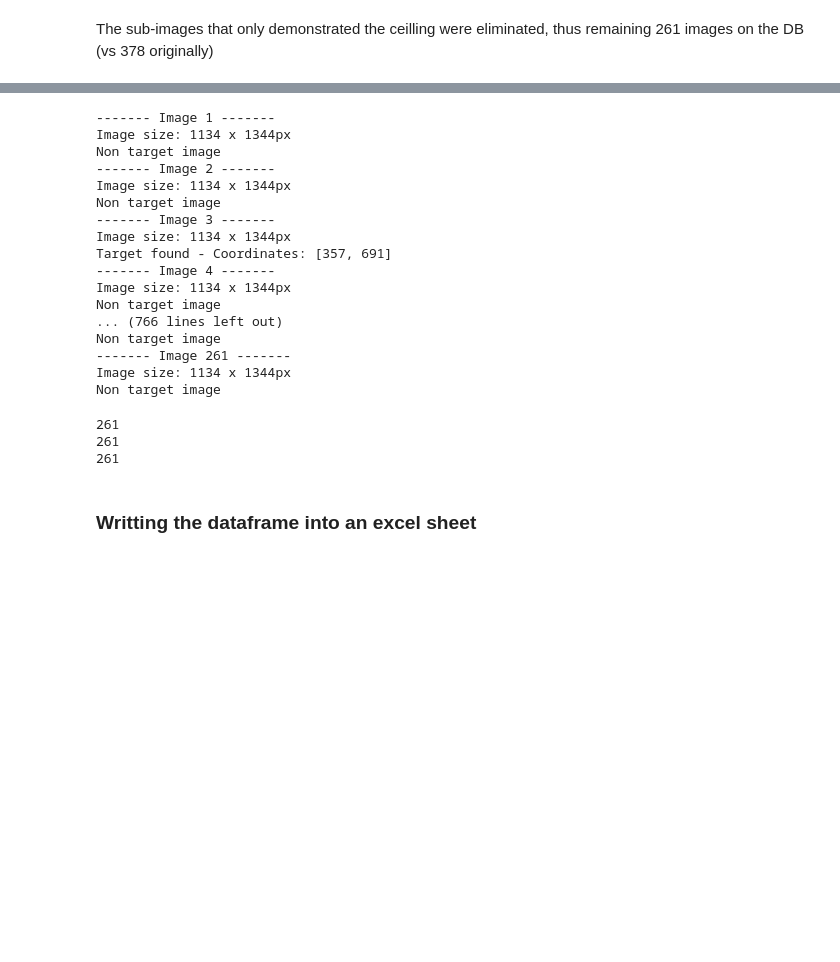
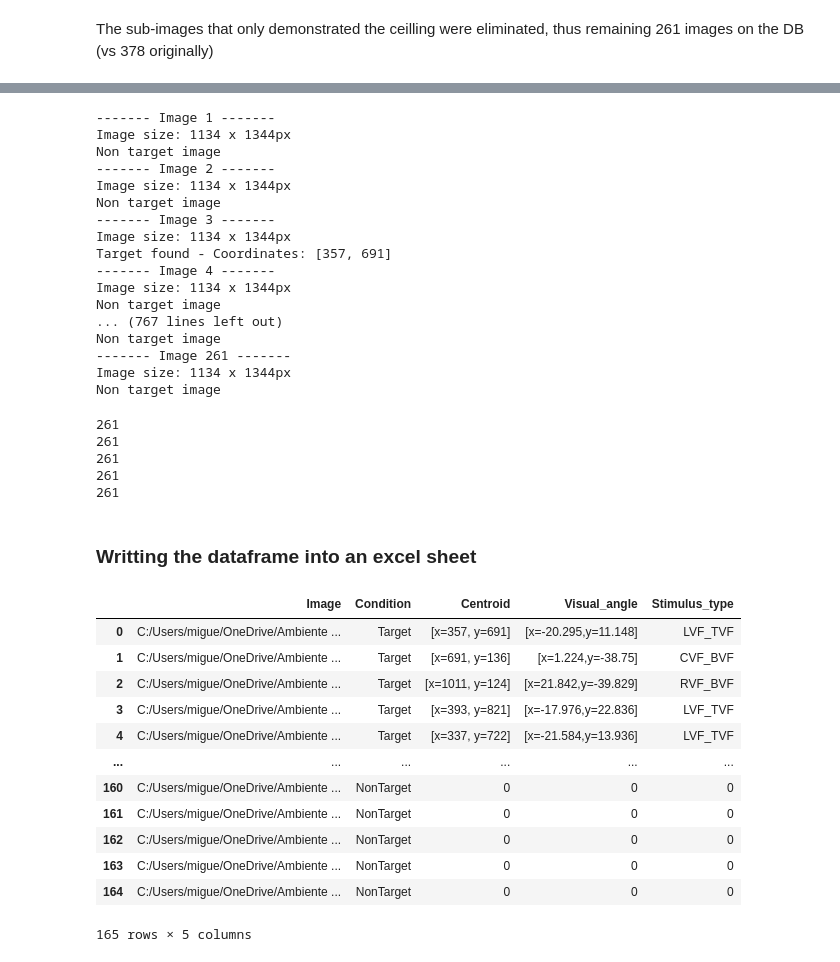
Before and after one commit to MiguelRochaBE/RSVP-BCI-Target-Identification-Localization, a Jupyter notebook: preprareAcqProtocol_FEUP_droneImg.ipynb, the cells around one changed output, grey strips where cells are left out. Drawn from its saved outputs; the diff is of its cells as text; code cells hidden in the pictures; blank space fills up the shorter version.

Commit message:
Excel sheet with portocol images and conditions prepared

```diff
--- a/preprareAcqProtocol_FEUP_droneImg.ipynb
+++ b/preprareAcqProtocol_FEUP_droneImg.ipynb
@@ -221,11 +272,16 @@ import pandas as pd
 _, cropped_images = run_fast_scandir(cropped_im_dir, ".jpg")
 
 clearance = 3 # Folga: 3 x std
-h_clearance = 4
+h_clearance = 4 # Folga: 4 x std (Hue/color channel)
 
 all_hsvIms = []
 all_conditions = []
 all_centroids = []
+all_visual_angles = []
+all_stim_types = []
+
+t_count = 0
+nt_count = 0
 
 for count, im in enumerate(cropped_images):
 
@@ -270,7 +326,7 @@ for count, im in enumerate(cropped_images):
         if moments['m00'] != 0:
             # Target image was identified
             all_conditions.append("Target")
-            all_centroids.append([f"x={centroid_x}, y={centroid_y}"])
+            t_count += 1
 
             # Image Processing: Moment of Image for Object Detection - https://www.youtube.com/watch?v=RCodqRopMHs
             '''
@@ -282,29 +338,58 @@ for count, im in enumerate(cropped_images):
             centroid_x = int(moments['m10'] / moments['m00'])
             centroid_y = int(moments['m01'] / moments['m00'])
             print(f"Target found - Coordinates: [{centroid_x}, {centroid_y}]")
+            all_centroids.append([f"x={centroid_x}, y={centroid_y}"])
+
+            # Calculates horizontal and vertical visual angle
+            x_VA, y_VA = visual_angle(centroid_x, centroid_y, width, height)
+
+            if (x_VA > H_th):
+                x_stim_type = "RVF"
+            elif (x_VA < -H_th):
+                x_stim_type = "LVF"
+            else:
+                x_stim_type = "CVF"
+
+            if(y_VA > V_th):
+                y_stim_type = "TVF"
+            elif (y_VA < -V_th):
+                y_stim_type = "BVF"
+            else:
+                y_stim_type = "CVF"
+
+            all_visual_angles.append([f"x={round(x_VA, 3)},y={round(y_VA, 3)}"])
+            all_stim_types.append(x_stim_type + "_" + y_stim_type)
 
             # Draws a circle at the centroid
             cv2.circle(img, (centroid_x, centroid_y), 12, (255, 50, 50), -1) # radius = 15; thickness = -1; blueish = (255, 50, 50) in BGR
 
             # Displays the image with the centroid
-            cv2.imshow('Target image', img)
-            cv2.waitKey(1500) # Time that image stays on the screen in ms (Value of 0 makes the window stay open until manually closed)
-            cv2.destroyAllWindows()
+            #cv2.imshow('Target image', img)
+            #cv2.waitKey(1500) # Time that image stays on the screen in ms (Value of 0 makes the window stay open until manually closed)
+            #cv2.destroyAllWindows()
 
         else:
             # Non target image was identified
+            nt_count += 1
+
             all_conditions.append("NonTarget")
             all_centroids.append("0")
+            all_visual_angles.append("0")
+            all_stim_types.append("0")
+
+            print("Non target image")
     else:
         # Non target image was identified
         all_conditions.append("NonTarget")
         all_centroids.append("0")
+        all_visual_angles.append("0")
+        all_stim_types.append("0")
 
         print("Non target image")
 
-        cv2.imshow('Non-target image',img)
-        cv2.waitKey(500)
-        cv2.destroyAllWindows()
+        #cv2.imshow('Non-target image',img)
+        #cv2.waitKey(500)
+        #cv2.destroyAllWindows()
 # %% [output]
 ------- Image 1 -------
 Image size: 1134 x 1344px
@@ -318,18 +403,24 @@ Target found - Coordinates: [357, 691]
 ------- Image 4 -------
 Image size: 1134 x 1344px
 Non target image
-... (766 lines left out)
+... (767 lines left out)
 Non target image
 ------- Image 261 -------
 Image size: 1134 x 1344px
 Non target image
 # %%
+# Checking size of arrays
+
 print(len(all_hsvIms))
 print(len(all_conditions))
 print(len(all_centroids))
+print(len(all_visual_angles))
+print(len(all_stim_types))
 # %% [output]
 261
 261
 261
+261
+261
 # %% [markdown]
 ### Writting the dataframe into an excel sheet
@@ -346,0 +427,16 @@ else:
+# %%
+sliced_df
+# %% [output]
+|  | Image | Condition | Centroid | Visual_angle | Stimulus_type |
+| 0 | C:/Users/migue/OneDrive/Ambiente ... | Target | [x=357, y=691] | [x=-20.295,y=11.148] | LVF_TVF |
+| 1 | C:/Users/migue/OneDrive/Ambiente ... | Target | [x=691, y=136] | [x=1.224,y=-38.75] | CVF_BVF |
+| 2 | C:/Users/migue/OneDrive/Ambiente ... | Target | [x=1011, y=124] | [x=21.842,y=-39.829] | RVF_BVF |
+| 3 | C:/Users/migue/OneDrive/Ambiente ... | Target | [x=393, y=821] | [x=-17.976,y=22.836] | LVF_TVF |
+| 4 | C:/Users/migue/OneDrive/Ambiente ... | Target | [x=337, y=722] | [x=-21.584,y=13.936] | LVF_TVF |
+| ... | ... | ... | ... | ... | ... |
+| 160 | C:/Users/migue/OneDrive/Ambiente ... | NonTarget | 0 | 0 | 0 |
+| 161 | C:/Users/migue/OneDrive/Ambiente ... | NonTarget | 0 | 0 | 0 |
+| 162 | C:/Users/migue/OneDrive/Ambiente ... | NonTarget | 0 | 0 | 0 |
+| 163 | C:/Users/migue/OneDrive/Ambiente ... | NonTarget | 0 | 0 | 0 |
+| 164 | C:/Users/migue/OneDrive/Ambiente ... | NonTarget | 0 | 0 | 0 |
+165 rows × 5 columns
```
Also changed, not shown: parts of 5 cells of this notebook, 1 other file.
